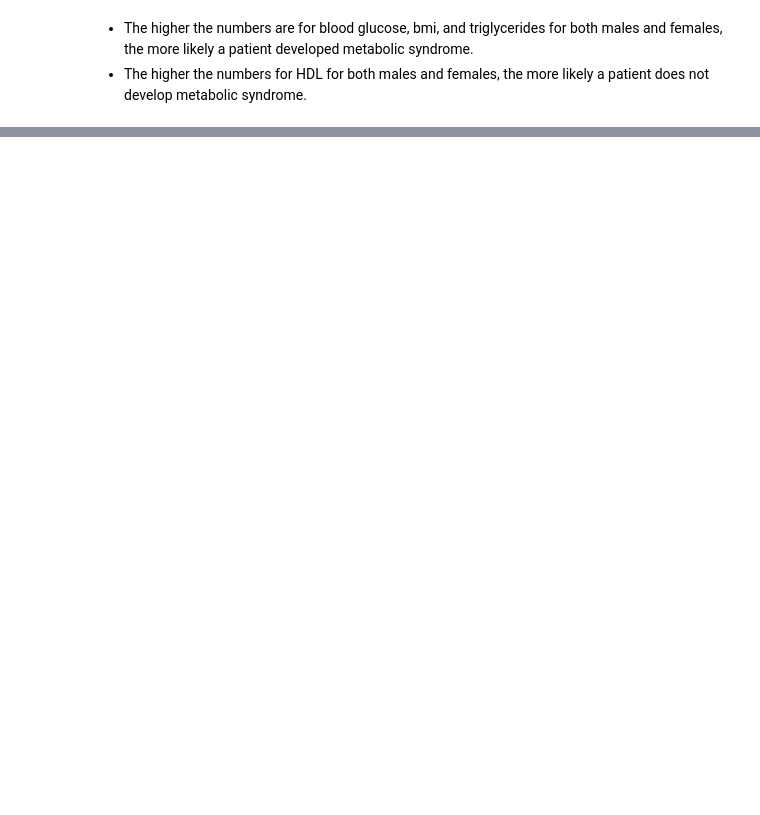
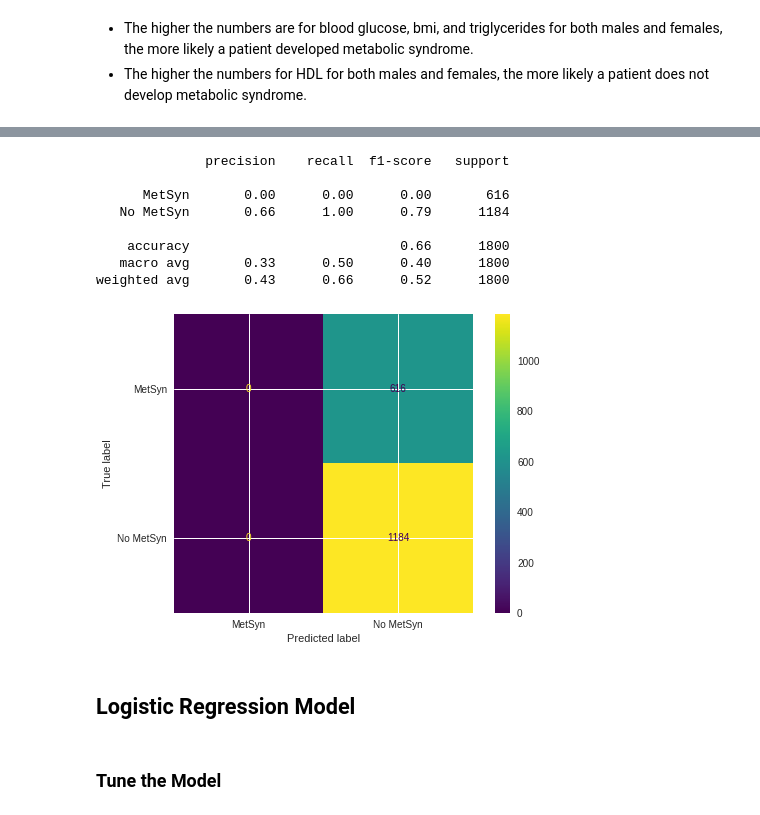
Before and after one commit to Beagan19/Classification-Metabolic-Syndrome-Prediction, a Jupyter notebook: Classification_Metabolic_Syndrome_Predictions.ipynb, the cells around one changed output, grey strips where cells are left out. Cells and saved outputs as stored; diff of their text form; code cells hidden in the pictures; blank space fills up the shorter version.

```diff
--- a/Classification_Metabolic_Syndrome_Predictions.ipynb
+++ b/Classification_Metabolic_Syndrome_Predictions.ipynb
@@ -776,0 +783,7 @@ fig.tight_layout()
+# %%
+## define features and target
+X = ml_df.drop(columns=['MetabolicSyndrome'])
+y = ml_df['MetabolicSyndrome']
+# %%
+# split the data
+X_train, X_test, y_train, y_test = train_test_split(X, y, stratify=y, random_state=42)
@@ -776,0 +917,24 @@ fig.tight_layout()
+# %%
+#Create a DummyClassifier model using the 'most_frequent' strategy
+dummy = DummyClassifier(strategy='most_frequent')
+#Fit model on the training data and save prediction on the test sets
+dummy.fit(X_train, y_train)
+dummy_train_preds = dummy.predict(X_train)
+dummy_test_preds = dummy.predict(X_test)
+# %%
+# Evaluate the dummy classifier on the training data using
+# classification report and a confusion matrix
+ConfusionMatrixDisplay.from_predictions(y_train, dummy_train_preds);
+print(classification_report(y_train, dummy_train_preds))
+# %% [output]
+              precision    recall  f1-score   support
+
+      MetSyn       0.00      0.00      0.00       616
+   No MetSyn       0.66      1.00      0.79      1184
+
+    accuracy                           0.66      1800
+   macro avg       0.33      0.50      0.40      1800
+weighted avg       0.43      0.66      0.52      1800
+[figure, added]
+# %% [markdown]
+## Logistic Regression Model
@@ -776,0 +948,2 @@ fig.tight_layout()
+# %% [markdown]
+### Tune the Model
```
Also changed, not shown: parts of 39 cells of this notebook.
